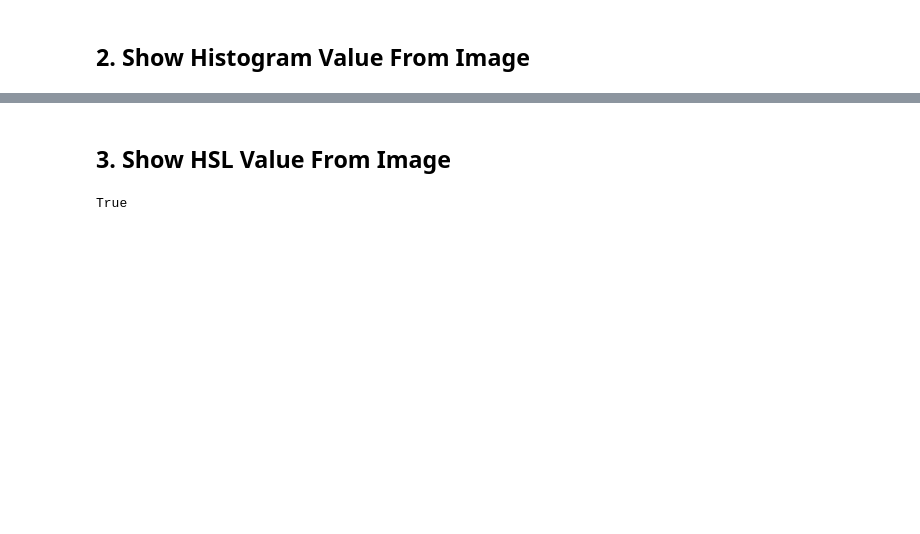
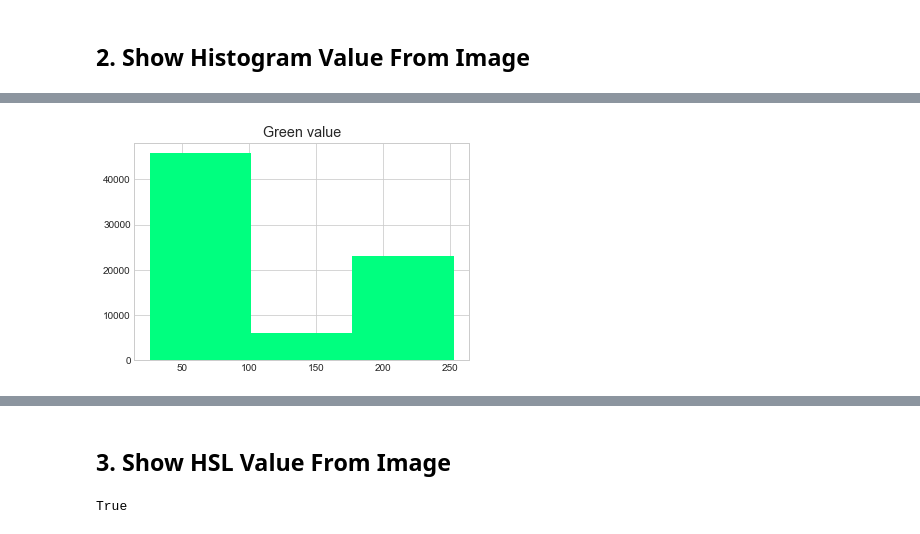
Before and after one commit to zodplugin/PengolahanCitra, a Jupyter notebook: M1_Pengolahan_Citra.ipynb, the cells around one changed output, grey strips where cells are left out. Cells and saved outputs as stored; diff of their text form; code cells hidden in the pictures; blank space fills up the shorter version.

```diff
--- a/M1_Pengolahan_Citra.ipynb
+++ b/M1_Pengolahan_Citra.ipynb
@@ -49,0 +47,8 @@ image1
+# %%
+# Set title
+plt.title("Green value")
+plt.style.use('seaborn-whitegrid')
+plt.hist(df["Green"], color="springgreen", bins=3)
+plt.show()
+# %% [output]
+[figure, added]
```
Also changed, not shown: parts of 14 cells of this notebook, 1 other file.
